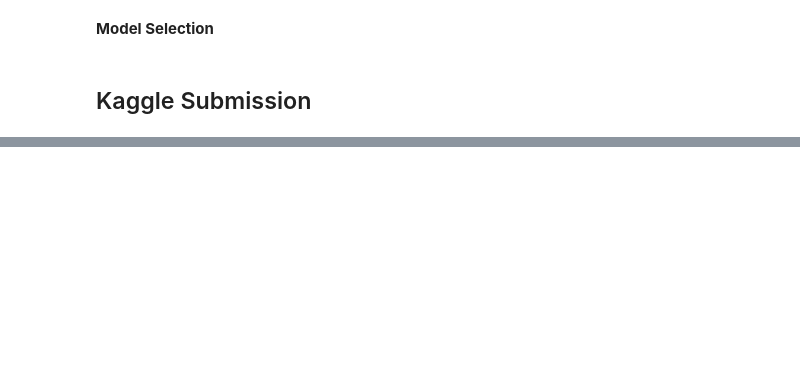
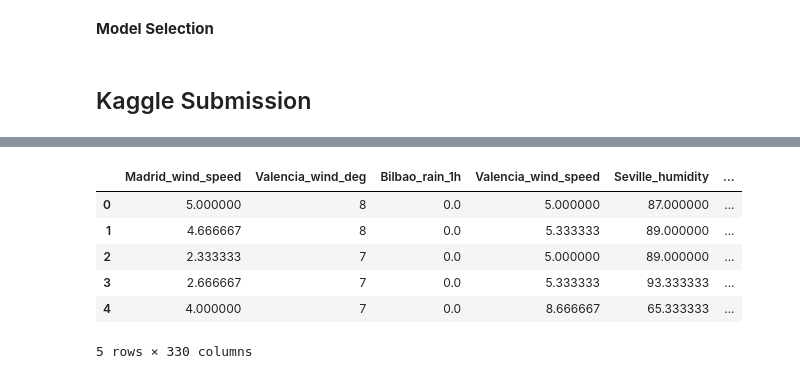
Before and after one commit to JohnnyFoulds/paula, a Jupyter notebook: johannes_changes_pycaret2.ipynb, the cells around one changed output, grey strips where cells are left out. Saved outputs shown, nothing was run; the diff lists cells and outputs as text; code cells hidden in the pictures; blank space fills up the shorter version.

```diff
--- a/johannes_changes_pycaret2.ipynb
+++ b/johannes_changes_pycaret2.ipynb
@@ -453,7 +453,13 @@ def feature_engineering(data:pd.DataFrame) -> pd.DataFrame:
     df_clean = add_day_features(df_clean)
 
     # add rolling average features
-    df_clean = add_rolling_average_features(df_clean, 7)
+    df_clean = add_rolling_average_features(df_clean, 5)
+    df_clean = add_rolling_average_features(df_clean, 10)
+    df_clean = add_rolling_average_features(df_clean, 30)
+    df_clean = add_rolling_average_features(df_clean, 60)
+    df_clean = add_rolling_average_features(df_clean, 90)
+    df_clean = add_rolling_average_features(df_clean, 365)
+
 
     # # add lag features
     # df_clean = add_lag_features(df_clean, 10)
@@ -836,10 +957,18 @@ display(df_features_comp.head(3))
 # %%
 # get the features and target variable
 X_comp = df_features_comp[feature_list]
 
 # standardize the numeric columns
-X_comp[scale_columns] = scaler.transform(X_comp[scale_columns])
+#X_comp[scale_columns] = scaler.transform(X_comp[scale_columns])
 display(X_comp.head(5))
+# %% [output]
+|  | Madrid_wind_speed | Valencia_wind_deg | Bilbao_rain_1h | Valencia_wind_speed | Seville_humidity | ... |
+| 0 | 5.000000 | 8 | 0.0 | 5.000000 | 87.000000 | ... |
+| 1 | 4.666667 | 8 | 0.0 | 5.333333 | 89.000000 | ... |
+| 2 | 2.333333 | 7 | 0.0 | 5.000000 | 89.000000 | ... |
+| 3 | 2.666667 | 7 | 0.0 | 5.333333 | 93.333333 | ... |
+| 4 | 4.000000 | 7 | 0.0 | 8.666667 | 65.333333 | ... |
+5 rows × 330 columns
 # %%
 # Fit the test data to the Random forest model
 test_pred=best_model.predict(X_comp)
```
Also changed, not shown: parts of 27 cells of this notebook, 2 other files.
